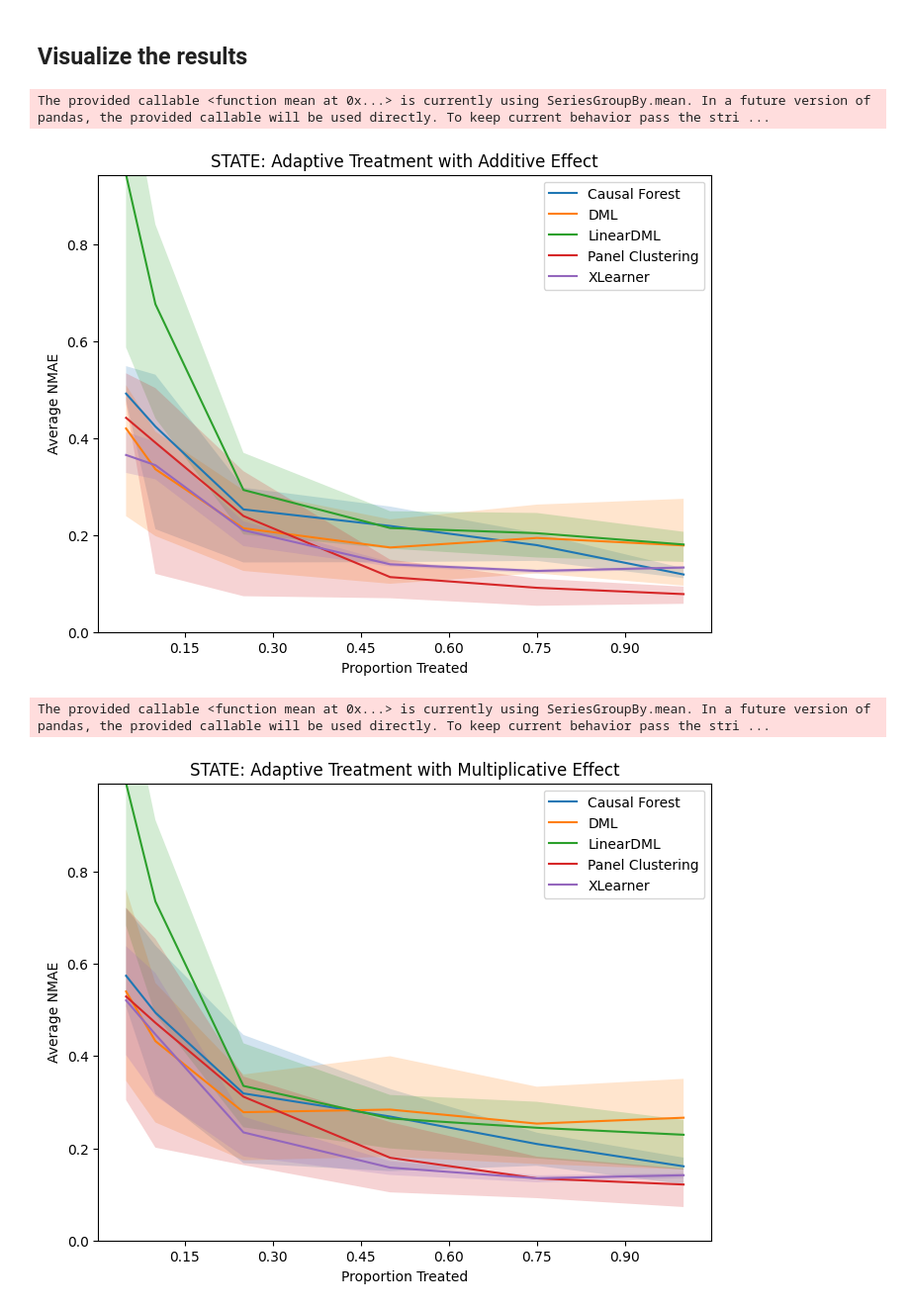
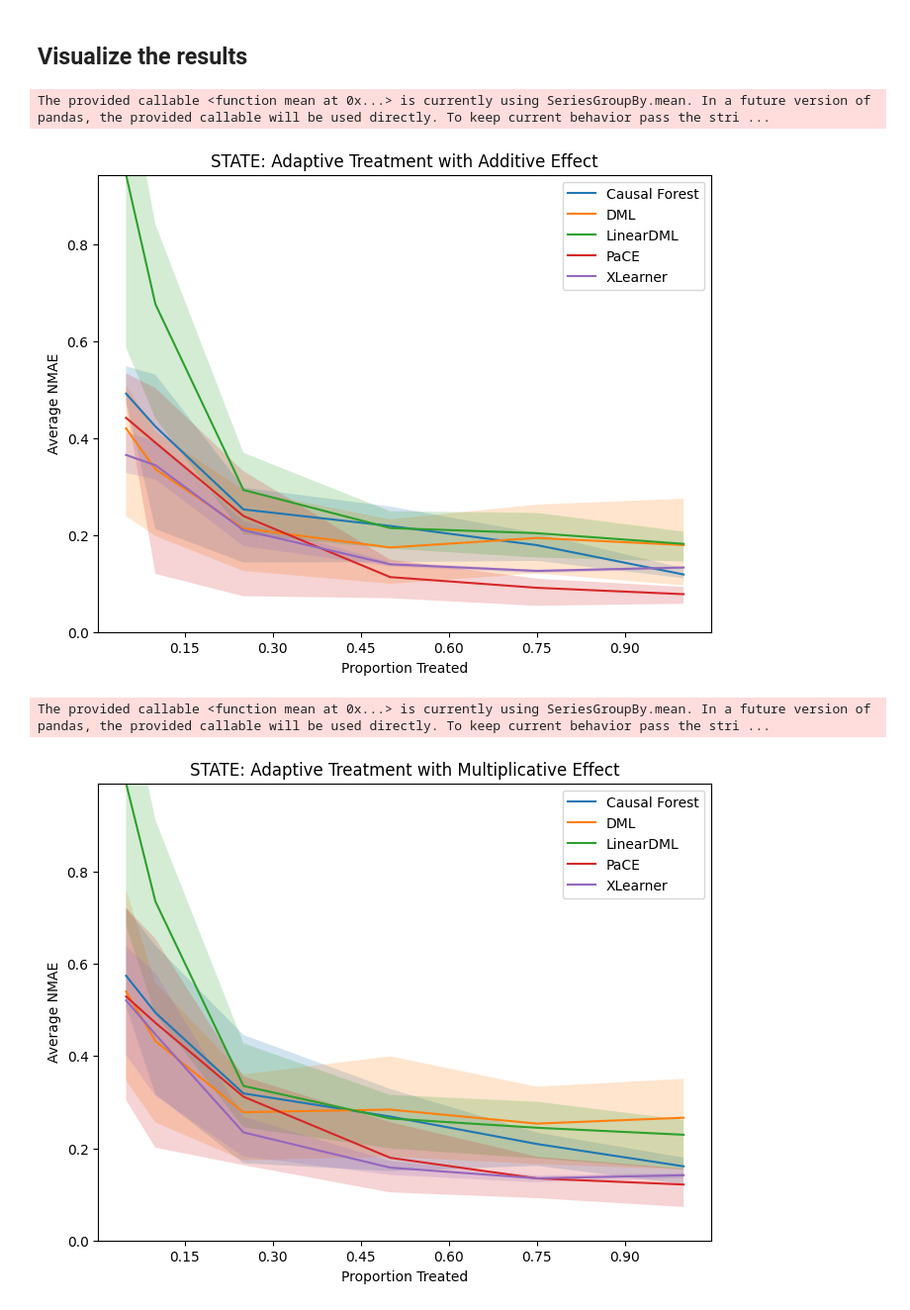
Before and after one commit to emilyyzhang/PaCE, a Jupyter notebook: Experiment.ipynb, the cells around one changed output. Shown at 99% size. Drawn from its saved outputs; the diff is of its cells as text; code cells hidden in the pictures.

```diff
--- a/Experiment.ipynb
+++ b/Experiment.ipynb
@@ -51,7 +51,7 @@ df_orig = pd.read_csv('raw_data/SNAP_Users_data.csv')
 unit = 'CLIENT_ZIP'
 time_period = 'YearMonth'
 outcome = 'OUTCOME'
-covariates = ["Snap_Percentage_Vulnerable", "Male_Population", "Female_Population", "Median_Age", "Total_Population",
+covariates = ["Male_Population", "Female_Population", "Median_Age", "Total_Population",
                 "Race_White", "Unemployed", "Education_25_Over", "Total_Pop_Below_Poverty", "Year", "Month"]
 effect_direction = 'positive'
 
@@ -86,7 +86,7 @@ def plot_data(results, unit, adaptive, effect_function, treated_only=False, show
 
     best_methods = ["My Estimator", "LinearDML", "Causal Forest (R)", "DML", "XLearner"]
     filtered_data = filtered_data[filtered_data['Method'].isin(best_methods)]
-    filtered_data['Method'].replace({"Causal Forest (R)": "Causal Forest", "My Estimator": "Panel Clustering"}, inplace=True)
+    filtered_data['Method'].replace({"Causal Forest (R)": "Causal Forest", "My Estimator": "PaCE"}, inplace=True)
 
     # Calculate mean NMAE for each Fraction Treated and Method
     means = filtered_data.groupby(['Fraction Treated', 'Method'])[metric].agg(
@@ -107,34 +107,34 @@ def plot_data(results, unit, adaptive, effect_function, treated_only=False, show
     adaptive_text = "Adaptive Treatment" if adaptive else "Non-Adaptive Treatment"
     treated_text = " (Treated Only)" if treated_only else ""
     title_text = f"{unit_label}: {adaptive_text} with {effect_function.title()} Effect"
     filename = f"{title_text}.pdf"
 
     # Plotting
     fig, ax = plt.subplots(figsize=(8, 6))
     for method, group_data in means.groupby('Method'):
         ax.plot(group_data['Fraction Treated'], group_data['mean_nmae'], label=method)
         ax.fill_between(group_data['Fraction Treated'], group_data['lower_ci'], group_data['upper_ci'], alpha=0.2)
 
     ax.set_title(title_text)
     ax.set_xlabel('Proportion Treated')
     ax.set_ylabel('Average NMAE')
     ax.set_ylim(0, min(1, means['mean_nmae'].max()))
     ax.xaxis.set_major_locator(MaxNLocator(integer=True))
     if show_legend:
         ax.legend()
     plt.show()
 
     return fig, ax
 
 
 for unit in results['Unit'].unique():
     for adaptive in results['Adaptive Treatment'].unique():
         for effect_function in results['Treatment Effect Function'].unique():
             fig, ax = plot_data(results, unit, adaptive, effect_function, False)
             plt.close(fig)
 # %% [output]
 The provided callable <function mean at 0x...> is currently using SeriesGroupBy.mean. In a future version of pandas, the provided callable will be used directly. To keep current behavior pass the stri ...
-[figure, old version]
+[figure, new version]
 The provided callable <function mean at 0x...> is currently using SeriesGroupBy.mean. In a future version of pandas, the provided callable will be used directly. To keep current behavior pass the stri ...
-[figure, old version]
+[figure, new version]
 The provided callable <function mean at 0x...> is currently using SeriesGroupBy.mean. In a future version of pandas, the provided callable will be used directly. To keep current behavior pass the stri ...
```
Also changed, not shown: parts of 3 cells of this notebook, 10 other files.
